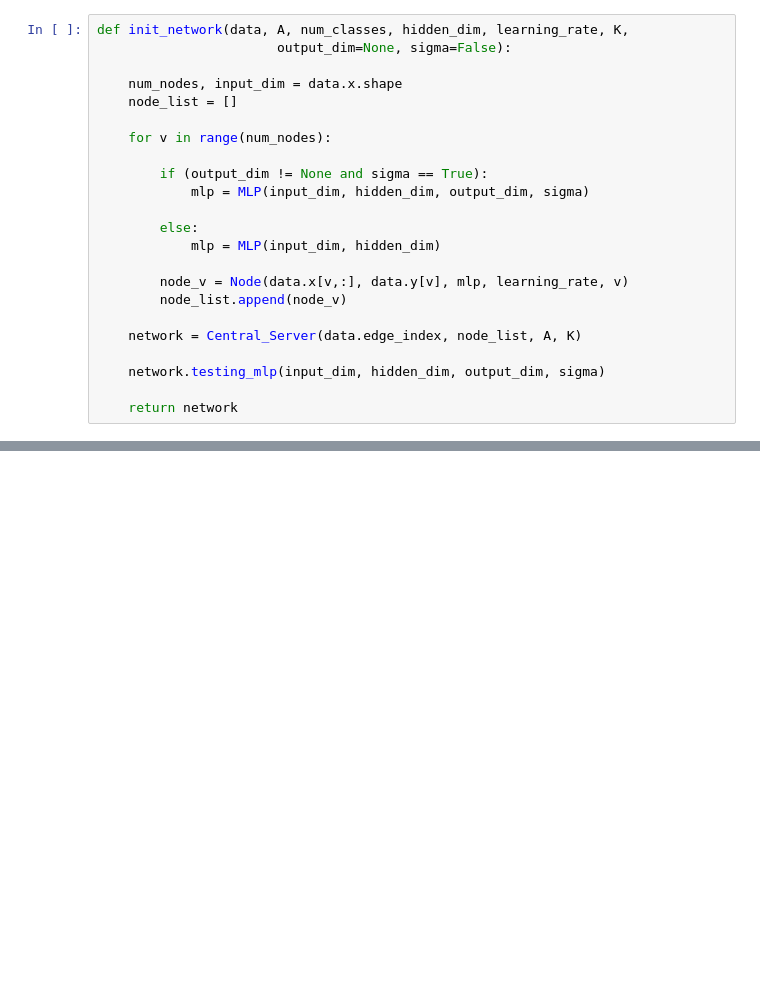
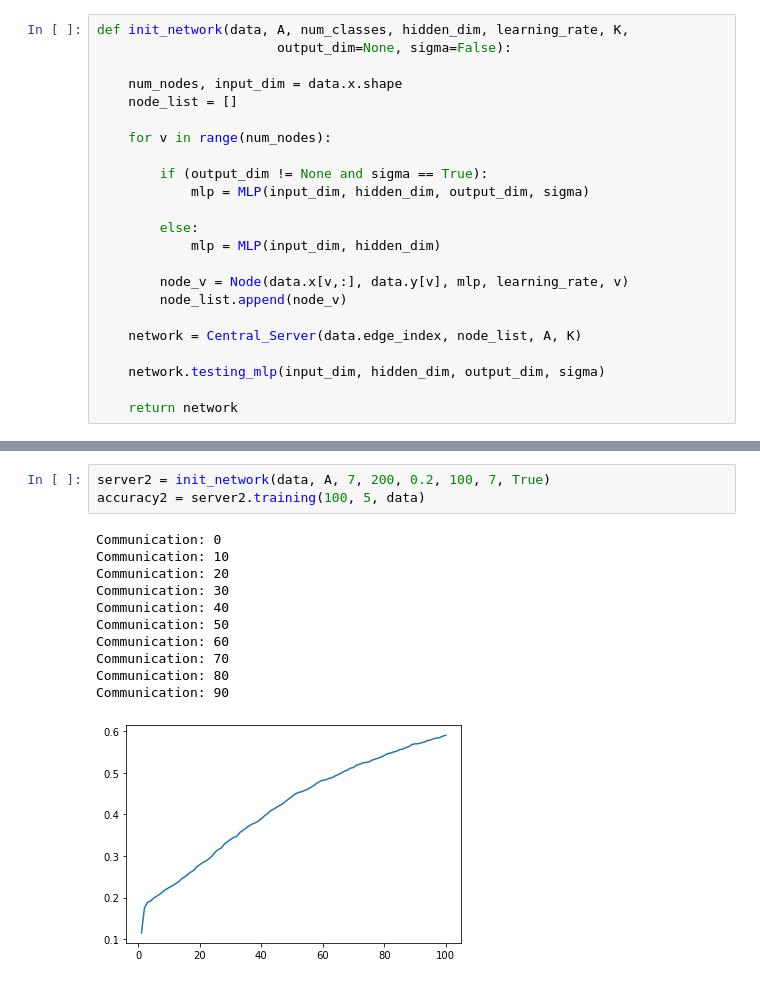
Before and after one commit to MingxuanZhangPurdue/FederatedGNN, a Jupyter notebook: Experiment.ipynb, the cells around one changed output, grey strips where cells are left out. Drawn from its saved outputs; the diff is of its cells as text; blank space fills up the shorter version.

```diff
--- a/Experiment.ipynb
+++ b/Experiment.ipynb
@@ -272,0 +329,15 @@ E: 5, 2, 2, 2, 1
+# %%
+server2 = init_network(data, A, 7, 200, 0.2, 100, 7, True)
+accuracy2 = server2.training(100, 5, data)
+# %% [output]
+Communication: 0
+Communication: 10
+Communication: 20
+Communication: 30
+Communication: 40
+Communication: 50
+Communication: 60
+Communication: 70
+Communication: 80
+Communication: 90
+[figure, added]
```
Also changed, not shown: parts of 7 cells of this notebook, 1 other file.
